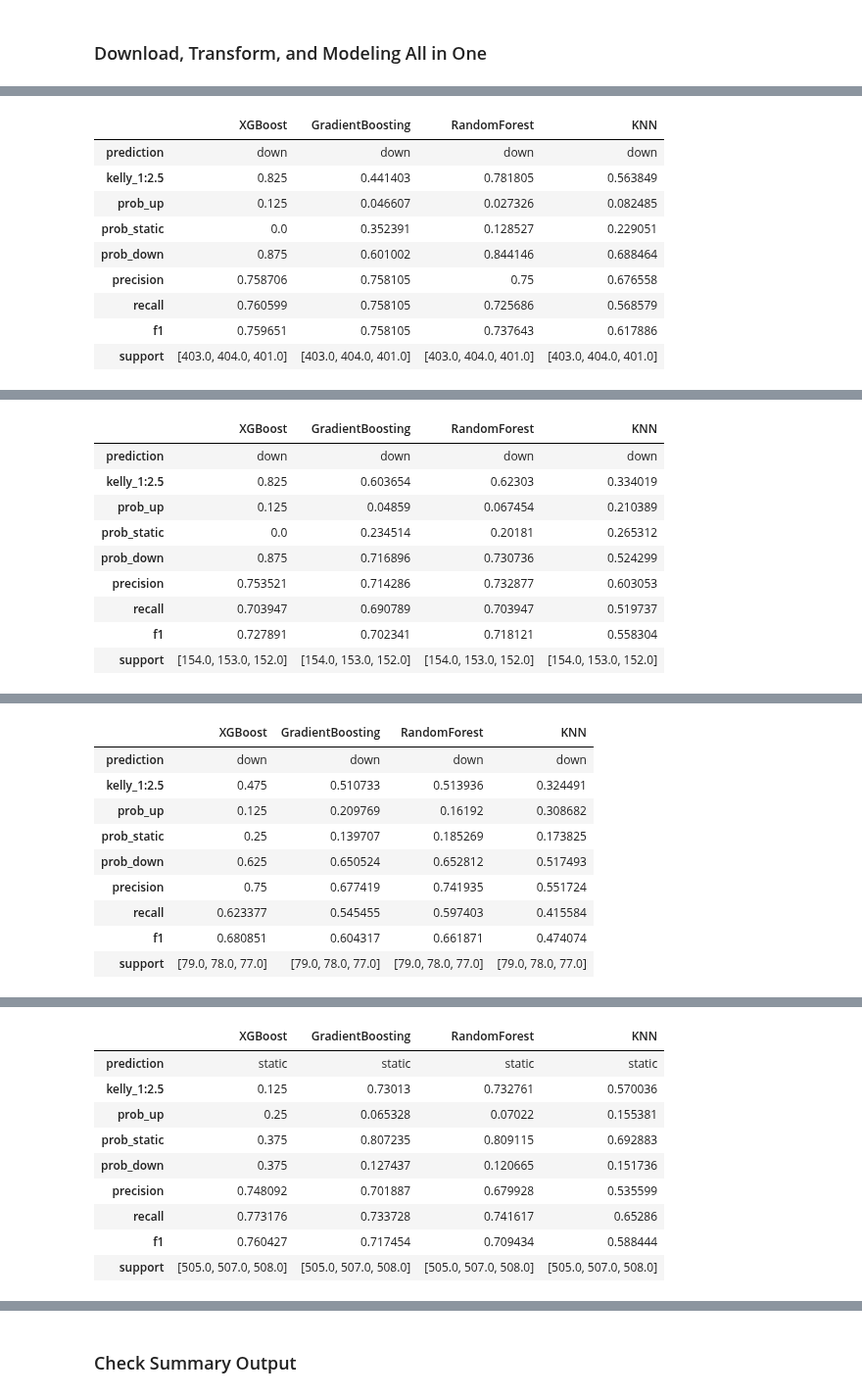
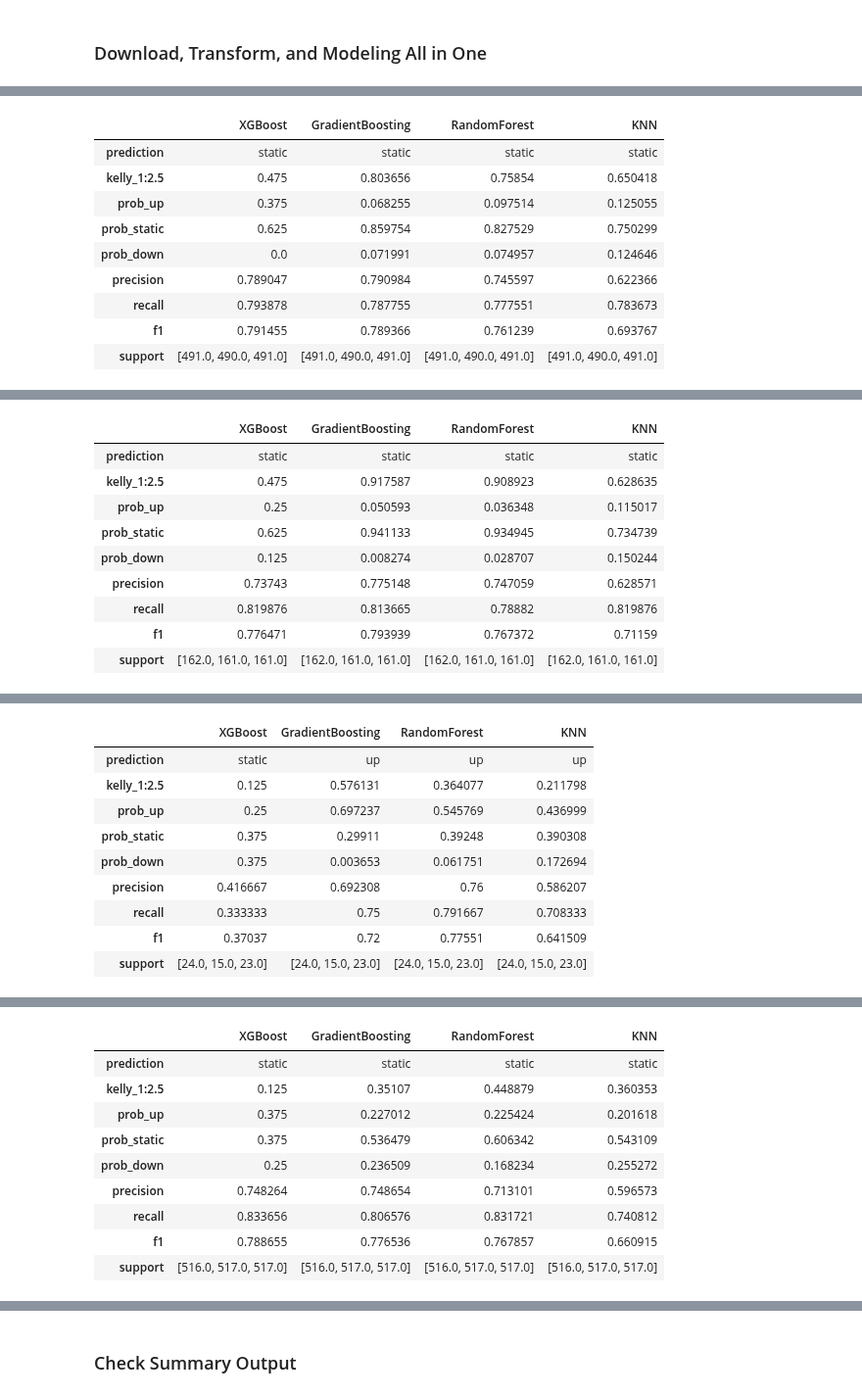
Before and after one commit to yuchild/stock_production, a Jupyter notebook: stock_next_time_frame_predictor.ipynb, the cells around one changed output, grey strips where cells are left out. Shown at 98% size. Cells and saved outputs as stored; diff of their text form; code cells hidden in the pictures.

```diff
--- a/stock_next_time_frame_predictor.ipynb
+++ b/stock_next_time_frame_predictor.ipynb
@@ -43,5 +43,5 @@ from src import functions as f
 # manufactoring suppliers
 # 'lrcs', 'klac', ''
 # %%
-f.predictions('amat')
+f.predictions('nvda')
 # %% [output]
@@ -49,10 +49,10 @@ AMAT 5m Interval Timestamp: 2024-10-22 14:16:53
 |  | XGBoost | GradientBoosting | RandomForest | KNN |
-| prediction | down | down | down | down |
-| kelly_1:2.5 | 0.825 | 0.441403 | 0.781805 | 0.563849 |
-| prob_up | 0.125 | 0.046607 | 0.027326 | 0.082485 |
-| prob_static | 0.0 | 0.352391 | 0.128527 | 0.229051 |
-| prob_down | 0.875 | 0.601002 | 0.844146 | 0.688464 |
-| precision | 0.758706 | 0.758105 | 0.75 | 0.676558 |
-| recall | 0.760599 | 0.758105 | 0.725686 | 0.568579 |
-| f1 | 0.759651 | 0.758105 | 0.737643 | 0.617886 |
-| support | [403.0, 404.0, 401.0] | [403.0, 404.0, 401.0] | [403.0, 404.0, 401.0] | [403.0, 404.0, 401.0] |
+| prediction | static | static | static | static |
+| kelly_1:2.5 | 0.475 | 0.803656 | 0.75854 | 0.650418 |
+| prob_up | 0.375 | 0.068255 | 0.097514 | 0.125055 |
+| prob_static | 0.625 | 0.859754 | 0.827529 | 0.750299 |
+| prob_down | 0.0 | 0.071991 | 0.074957 | 0.124646 |
+| precision | 0.789047 | 0.790984 | 0.745597 | 0.622366 |
+| recall | 0.793878 | 0.787755 | 0.777551 | 0.783673 |
+| f1 | 0.791455 | 0.789366 | 0.761239 | 0.693767 |
+| support | [491.0, 490.0, 491.0] | [491.0, 490.0, 491.0] | [491.0, 490.0, 491.0] | [491.0, 490.0, 491.0] |
@@ -60,10 +60,10 @@ AMAT 15m Interval Timestamp: 2024-10-22 14:17:03
 |  | XGBoost | GradientBoosting | RandomForest | KNN |
-| prediction | down | down | down | down |
-| kelly_1:2.5 | 0.825 | 0.603654 | 0.62303 | 0.334019 |
-| prob_up | 0.125 | 0.04859 | 0.067454 | 0.210389 |
-| prob_static | 0.0 | 0.234514 | 0.20181 | 0.265312 |
-| prob_down | 0.875 | 0.716896 | 0.730736 | 0.524299 |
-| precision | 0.753521 | 0.714286 | 0.732877 | 0.603053 |
-| recall | 0.703947 | 0.690789 | 0.703947 | 0.519737 |
-| f1 | 0.727891 | 0.702341 | 0.718121 | 0.558304 |
-| support | [154.0, 153.0, 152.0] | [154.0, 153.0, 152.0] | [154.0, 153.0, 152.0] | [154.0, 153.0, 152.0] |
+| prediction | static | static | static | static |
+| kelly_1:2.5 | 0.475 | 0.917587 | 0.908923 | 0.628635 |
+| prob_up | 0.25 | 0.050593 | 0.036348 | 0.115017 |
+| prob_static | 0.625 | 0.941133 | 0.934945 | 0.734739 |
+| prob_down | 0.125 | 0.008274 | 0.028707 | 0.150244 |
+| precision | 0.73743 | 0.775148 | 0.747059 | 0.628571 |
+| recall | 0.819876 | 0.813665 | 0.78882 | 0.819876 |
+| f1 | 0.776471 | 0.793939 | 0.767372 | 0.71159 |
+| support | [162.0, 161.0, 161.0] | [162.0, 161.0, 161.0] | [162.0, 161.0, 161.0] | [162.0, 161.0, 161.0] |
@@ -71,10 +71,10 @@ AMAT 30m Interval Timestamp: 2024-10-22 14:17:07
 |  | XGBoost | GradientBoosting | RandomForest | KNN |
-| prediction | down | down | down | down |
-| kelly_1:2.5 | 0.475 | 0.510733 | 0.513936 | 0.324491 |
-| prob_up | 0.125 | 0.209769 | 0.16192 | 0.308682 |
-| prob_static | 0.25 | 0.139707 | 0.185269 | 0.173825 |
-| prob_down | 0.625 | 0.650524 | 0.652812 | 0.517493 |
-| precision | 0.75 | 0.677419 | 0.741935 | 0.551724 |
-| recall | 0.623377 | 0.545455 | 0.597403 | 0.415584 |
-| f1 | 0.680851 | 0.604317 | 0.661871 | 0.474074 |
-| support | [79.0, 78.0, 77.0] | [79.0, 78.0, 77.0] | [79.0, 78.0, 77.0] | [79.0, 78.0, 77.0] |
+| prediction | static | up | up | up |
+| kelly_1:2.5 | 0.125 | 0.576131 | 0.364077 | 0.211798 |
+| prob_up | 0.25 | 0.697237 | 0.545769 | 0.436999 |
+| prob_static | 0.375 | 0.29911 | 0.39248 | 0.390308 |
+| prob_down | 0.375 | 0.003653 | 0.061751 | 0.172694 |
+| precision | 0.416667 | 0.692308 | 0.76 | 0.586207 |
+| recall | 0.333333 | 0.75 | 0.791667 | 0.708333 |
+| f1 | 0.37037 | 0.72 | 0.77551 | 0.641509 |
+| support | [24.0, 15.0, 23.0] | [24.0, 15.0, 23.0] | [24.0, 15.0, 23.0] | [24.0, 15.0, 23.0] |
@@ -82,10 +82,10 @@ AMAT 1h Interval Timestamp: 2024-10-22 14:17:11
 |  | XGBoost | GradientBoosting | RandomForest | KNN |
 | prediction | static | static | static | static |
-| kelly_1:2.5 | 0.125 | 0.73013 | 0.732761 | 0.570036 |
-| prob_up | 0.25 | 0.065328 | 0.07022 | 0.155381 |
-| prob_static | 0.375 | 0.807235 | 0.809115 | 0.692883 |
-| prob_down | 0.375 | 0.127437 | 0.120665 | 0.151736 |
-| precision | 0.748092 | 0.701887 | 0.679928 | 0.535599 |
-| recall | 0.773176 | 0.733728 | 0.741617 | 0.65286 |
-| f1 | 0.760427 | 0.717454 | 0.709434 | 0.588444 |
-| support | [505.0, 507.0, 508.0] | [505.0, 507.0, 508.0] | [505.0, 507.0, 508.0] | [505.0, 507.0, 508.0] |
+| kelly_1:2.5 | 0.125 | 0.35107 | 0.448879 | 0.360353 |
+| prob_up | 0.375 | 0.227012 | 0.225424 | 0.201618 |
+| prob_static | 0.375 | 0.536479 | 0.606342 | 0.543109 |
+| prob_down | 0.25 | 0.236509 | 0.168234 | 0.255272 |
+| precision | 0.748264 | 0.748654 | 0.713101 | 0.596573 |
+| recall | 0.833656 | 0.806576 | 0.831721 | 0.740812 |
+| f1 | 0.788655 | 0.776536 | 0.767857 | 0.660915 |
+| support | [516.0, 517.0, 517.0] | [516.0, 517.0, 517.0] | [516.0, 517.0, 517.0] | [516.0, 517.0, 517.0] |
```
Also changed, not shown: parts of 1 cell of this notebook, 14 other files.
